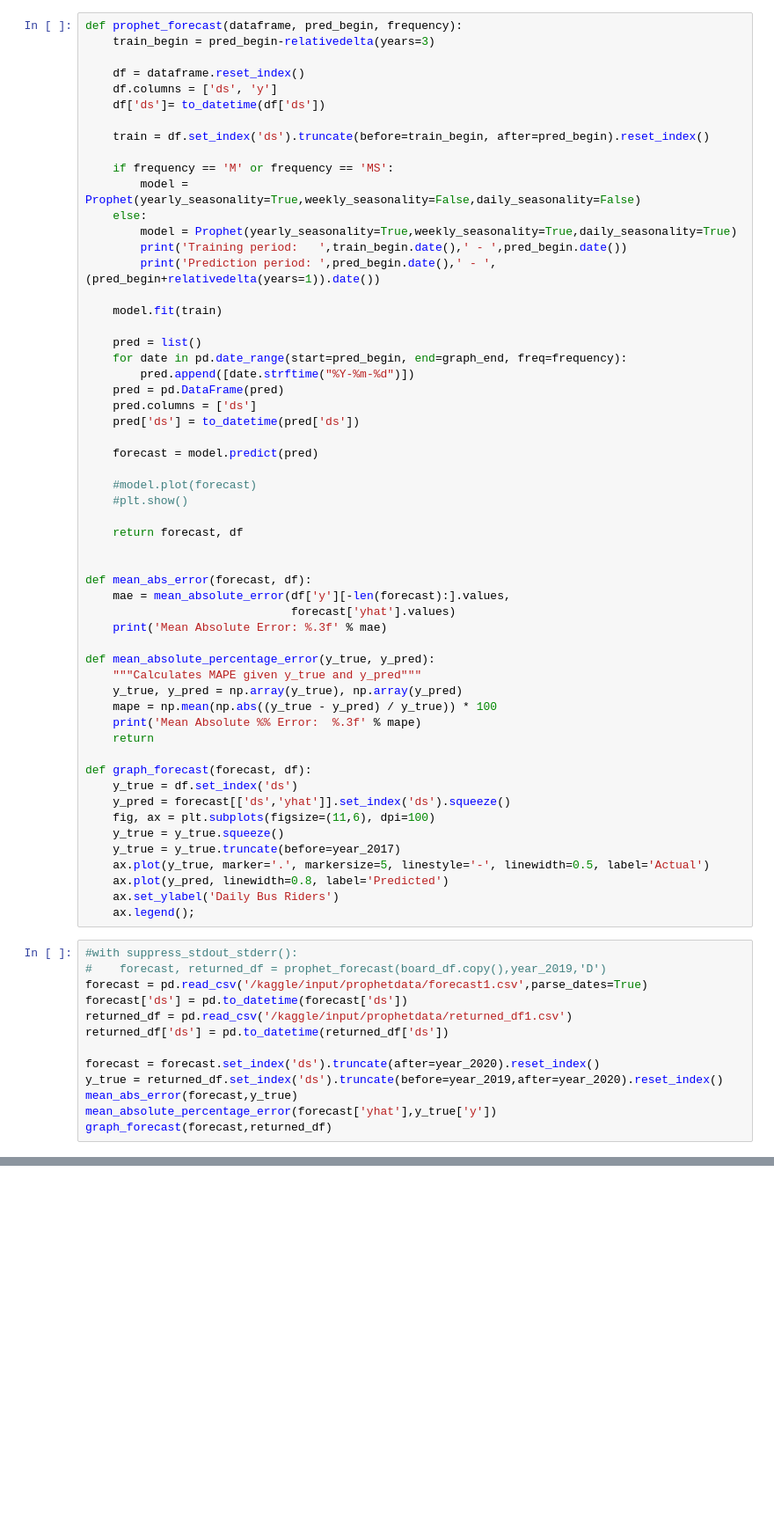
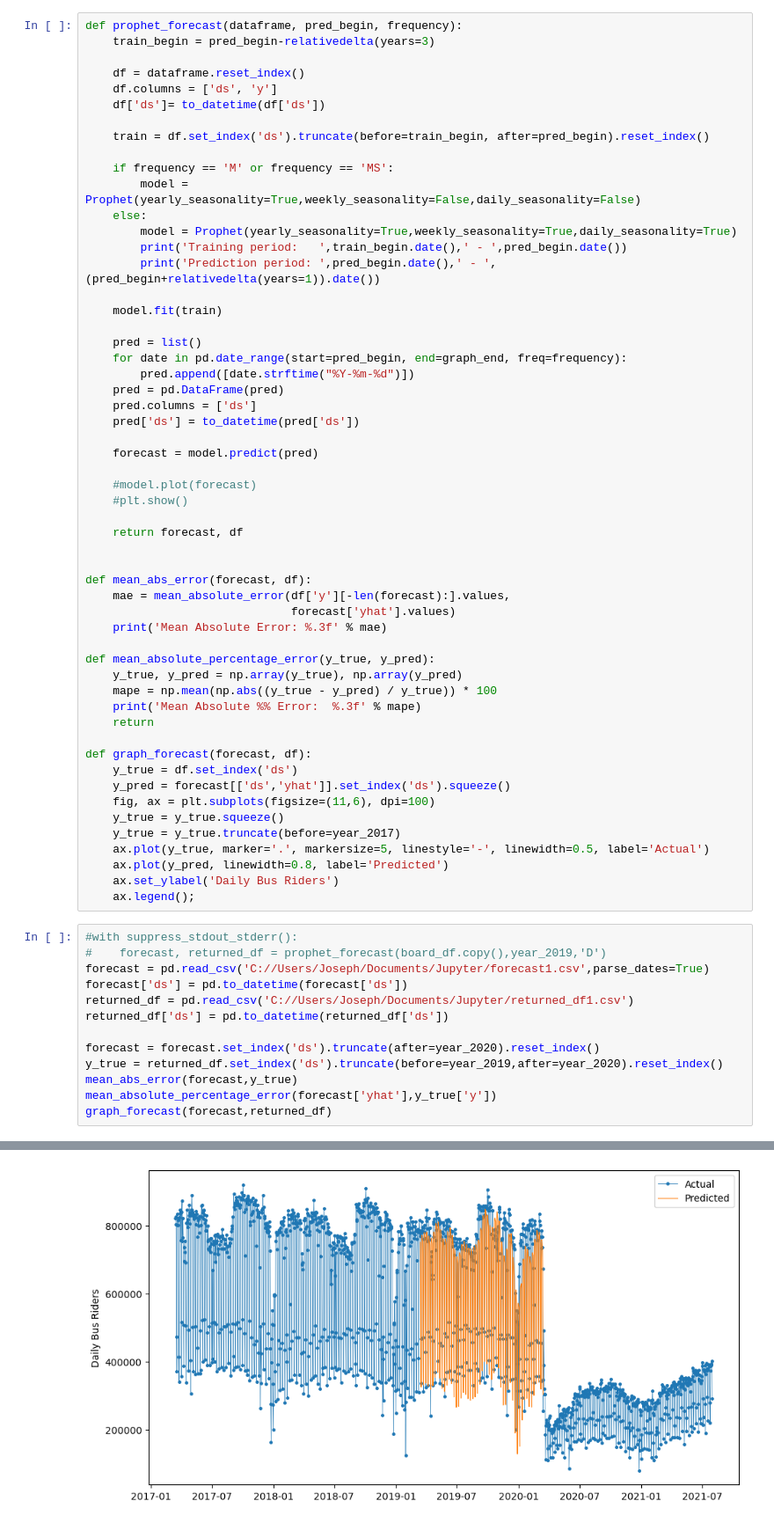
Before and after one commit to jbelian/CTA-Bus-Ridership-Forecasting, a Jupyter notebook: app.ipynb, the cells around one changed output, grey strips where cells are left out. Shown at 88% size. Cells and saved outputs as stored; diff of their text form; blank space fills up the shorter version.

```diff
--- a/app.ipynb
+++ b/app.ipynb
@@ -139,7 +150,6 @@ def mean_abs_error(forecast, df):
     print('Mean Absolute Error: %.3f' % mae)
 
 def mean_absolute_percentage_error(y_true, y_pred):
-    """Calculates MAPE given y_true and y_pred"""
     y_true, y_pred = np.array(y_true), np.array(y_pred)
     mape = np.mean(np.abs((y_true - y_pred) / y_true)) * 100
     print('Mean Absolute %% Error:  %.3f' % mape)
@@ -158,9 +168,9 @@ def graph_forecast(forecast, df):
 # %%
 #with suppress_stdout_stderr():
 #    forecast, returned_df = prophet_forecast(board_df.copy(),year_2019,'D')
-forecast = pd.read_csv('/kaggle/input/prophetdata/forecast1.csv',parse_dates=True)
+forecast = pd.read_csv('C://Users/Joseph/Documents/Jupyter/forecast1.csv',parse_dates=True)
 forecast['ds'] = pd.to_datetime(forecast['ds'])
-returned_df = pd.read_csv('/kaggle/input/prophetdata/returned_df1.csv')
+returned_df = pd.read_csv('C://Users/Joseph/Documents/Jupyter/returned_df1.csv')
 returned_df['ds'] = pd.to_datetime(returned_df['ds'])
 
 forecast = forecast.set_index('ds').truncate(after=year_2020).reset_index()
@@ -168,3 +178,4 @@ y_true = returned_df.set_index('ds').truncate(before=year_2019,after=year_2020).
 mean_abs_error(forecast,y_true)
 mean_absolute_percentage_error(forecast['yhat'],y_true['y'])
 graph_forecast(forecast,returned_df)
+# %% [output]
@@ -171,3 +184,4 @@ graph_forecast(forecast,returned_df)
+[figure, added]
 # %%
 #with suppress_stdout_stderr():
 #    forecast, returned_df = prophet_forecast(board_df.copy(),year_2020,'D')
```
Also changed, not shown: parts of 11 cells of this notebook.
